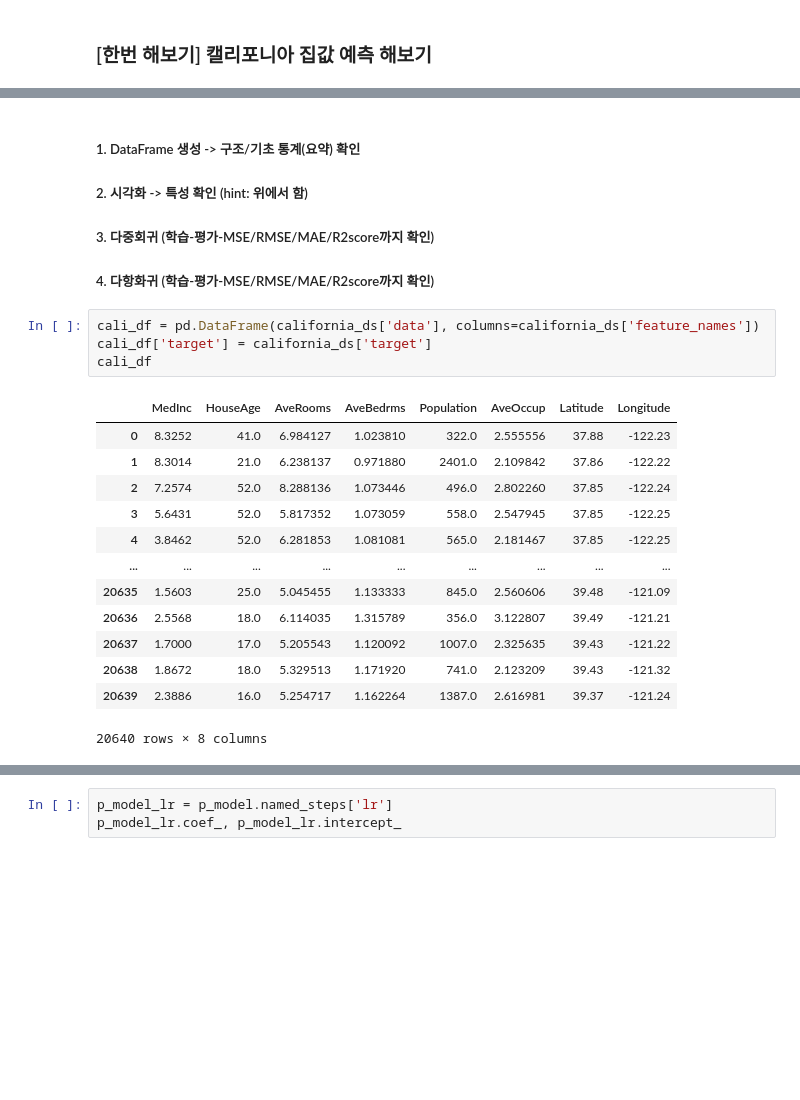
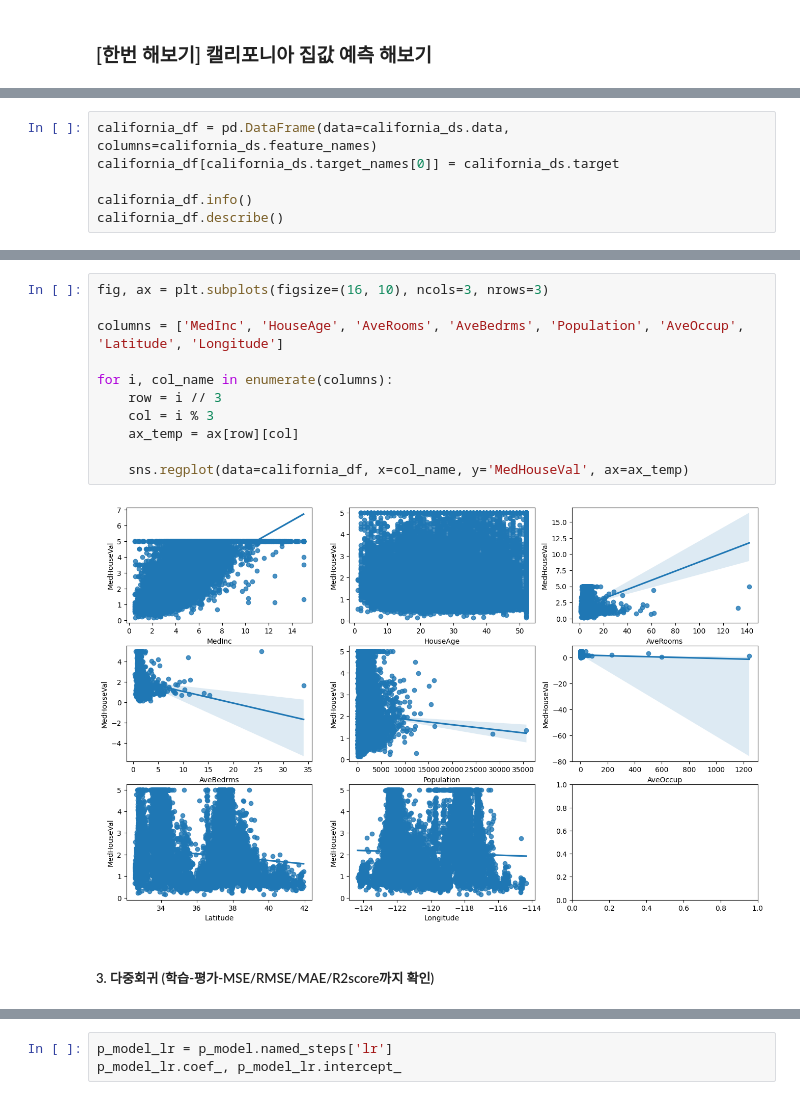
Before and after one commit to KimSujin02/SKN24_machine_learning, a Jupyter notebook: 03_regression/02_LinearRegression.ipynb, the cells around one changed output, grey strips where cells are left out. Cells and saved outputs as stored; diff of their text form; blank space fills up the shorter version.

```diff
--- a/03_regression/02_LinearRegression.ipynb
+++ b/03_regression/02_LinearRegression.ipynb
@@ -173,0 +221,6 @@ california_ds
+# %%
+california_df = pd.DataFrame(data=california_ds.data, columns=california_ds.feature_names)
+california_df[california_ds.target_names[0]] = california_ds.target
+
+california_df.info()
+california_df.describe()
@@ -174,23 +266,15 @@ california_ds
+# %%
+fig, ax = plt.subplots(figsize=(16, 10), ncols=3, nrows=3)
+
+columns = ['MedInc', 'HouseAge', 'AveRooms', 'AveBedrms', 'Population', 'AveOccup', 'Latitude', 'Longitude']
+
+for i, col_name in enumerate(columns):
+    row = i // 3
+    col = i % 3
+    ax_temp = ax[row][col]
+
+    sns.regplot(data=california_df, x=col_name, y='MedHouseVal', ax=ax_temp)
+# %% [output]
+[figure, added]
 # %% [markdown]
-##### 1. DataFrame 생성 -> 구조/기초 통계(요약) 확인
-##### 2. 시각화 -> 특성 확인 (hint: 위에서 함)
 ##### 3. 다중회귀 (학습-평가-MSE/RMSE/MAE/R2score까지 확인)
-##### 4. 다항화귀 (학습-평가-MSE/RMSE/MAE/R2score까지 확인)
-# %%
-cali_df = pd.DataFrame(california_ds['data'], columns=california_ds['feature_names'])
-cali_df['target'] = california_ds['target']
-cali_df
-# %% [output]
-|  | MedInc | HouseAge | AveRooms | AveBedrms | Population | AveOccup | Latitude | Longitude |
-| 0 | 8.3252 | 41.0 | 6.984127 | 1.023810 | 322.0 | 2.555556 | 37.88 | -122.23 |
-| 1 | 8.3014 | 21.0 | 6.238137 | 0.971880 | 2401.0 | 2.109842 | 37.86 | -122.22 |
-| 2 | 7.2574 | 52.0 | 8.288136 | 1.073446 | 496.0 | 2.802260 | 37.85 | -122.24 |
-| 3 | 5.6431 | 52.0 | 5.817352 | 1.073059 | 558.0 | 2.547945 | 37.85 | -122.25 |
-| 4 | 3.8462 | 52.0 | 6.281853 | 1.081081 | 565.0 | 2.181467 | 37.85 | -122.25 |
-| ... | ... | ... | ... | ... | ... | ... | ... | ... |
-| 20635 | 1.5603 | 25.0 | 5.045455 | 1.133333 | 845.0 | 2.560606 | 39.48 | -121.09 |
-| 20636 | 2.5568 | 18.0 | 6.114035 | 1.315789 | 356.0 | 3.122807 | 39.49 | -121.21 |
-| 20637 | 1.7000 | 17.0 | 5.205543 | 1.120092 | 1007.0 | 2.325635 | 39.43 | -121.22 |
-| 20638 | 1.8672 | 18.0 | 5.329513 | 1.171920 | 741.0 | 2.123209 | 39.43 | -121.32 |
-| 20639 | 2.3886 | 16.0 | 5.254717 | 1.162264 | 1387.0 | 2.616981 | 39.37 | -121.24 |
-20640 rows × 8 columns
```
Also changed, not shown: parts of 32 cells of this notebook, 7 other files.
